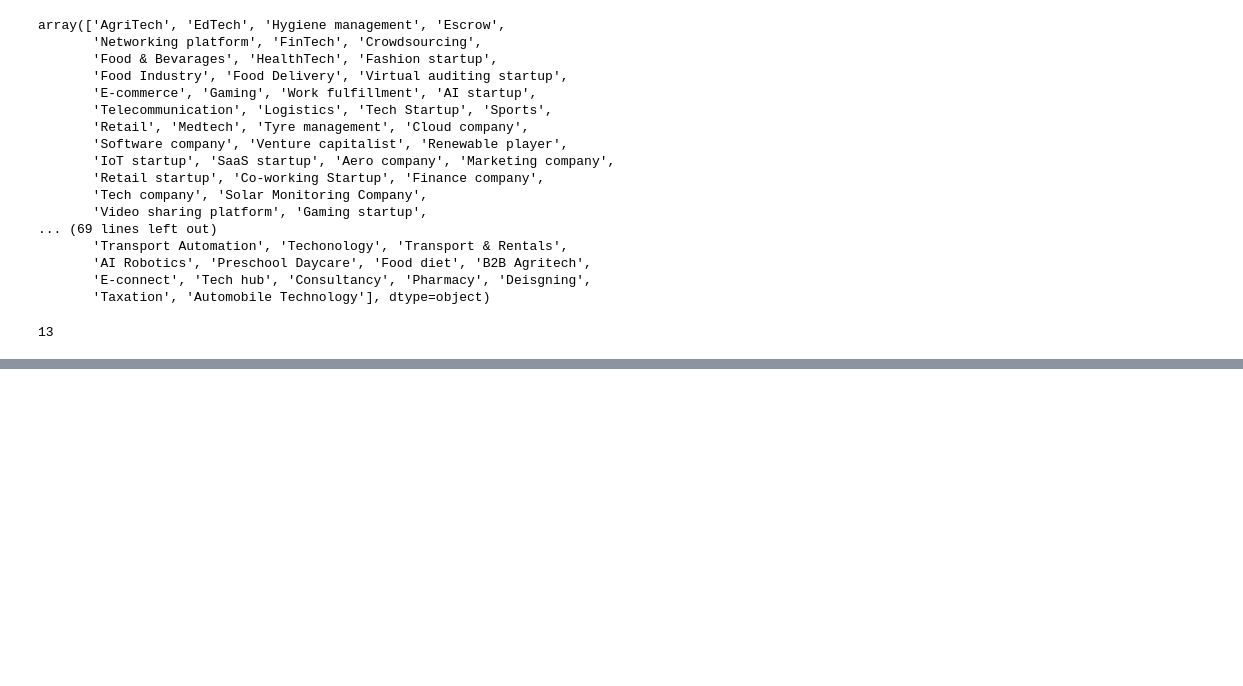
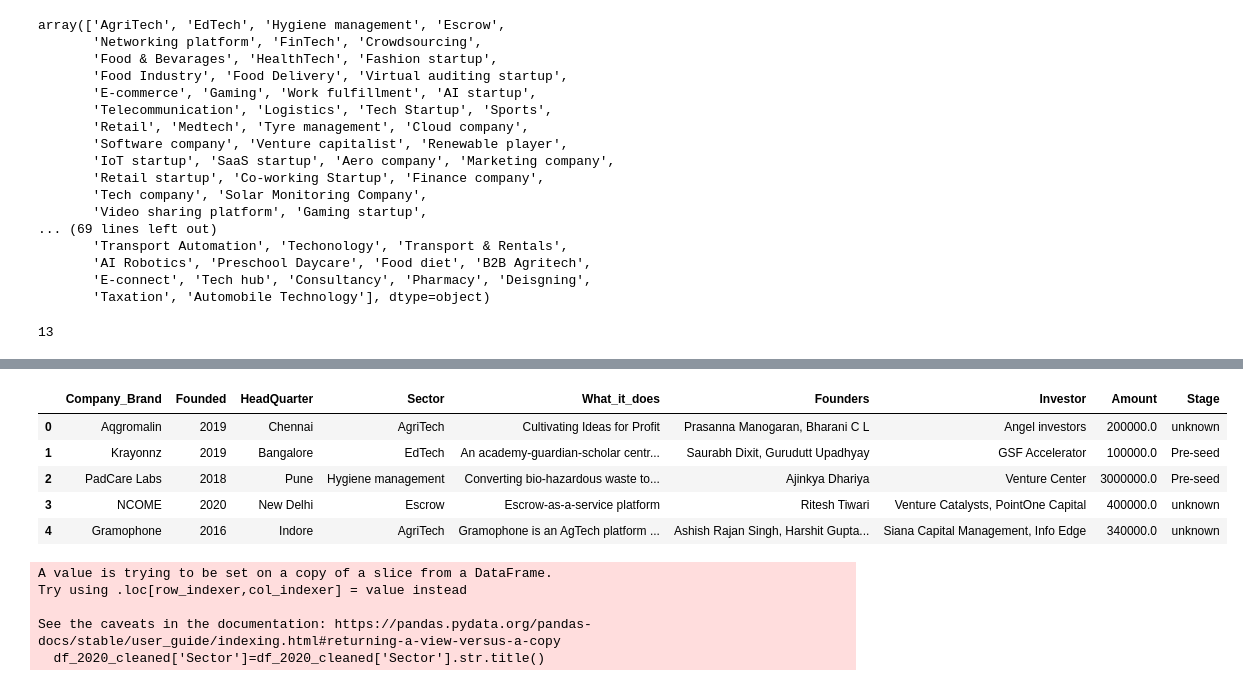
Before and after one commit to sethsot/Analysis-of-the-Indian-Startup-Ecosystem, a Jupyter notebook: Notebook/Data_Analysis.ipynb, the cells around one changed output, grey strips where cells are left out. Drawn from its saved outputs; the diff is of its cells as text; code cells hidden in the pictures; blank space fills up the shorter version.

```diff
--- a/Notebook/Data_Analysis.ipynb
+++ b/Notebook/Data_Analysis.ipynb
@@ -490,3 +490,6 @@ df_2020['Sector'].fillna(mode_Sector, inplace=True)
 df_2020['Sector'].isnull().sum()
 # %% [output]
 13
+# %%
+#Drop missing data
+df_2020_cleaned=df_2020.dropna()
@@ -492,0 +528,17 @@ df_2020['Sector'].isnull().sum()
+# %%
+df_2020_cleaned.head()
+# %% [output]
+|  | Company_Brand | Founded | HeadQuarter | Sector | What_it_does | Founders | Investor | Amount | Stage |
+| 0 | Aqgromalin | 2019 | Chennai | AgriTech | Cultivating Ideas for Profit | Prasanna Manogaran, Bharani C L | Angel investors | 200000.0 | unknown |
+| 1 | Krayonnz | 2019 | Bangalore | EdTech | An academy-guardian-scholar centr... | Saurabh Dixit, Gurudutt Upadhyay | GSF Accelerator | 100000.0 | Pre-seed |
+| 2 | PadCare Labs | 2018 | Pune | Hygiene management | Converting bio-hazardous waste to... | Ajinkya Dhariya | Venture Center | 3000000.0 | Pre-seed |
+| 3 | NCOME | 2020 | New Delhi | Escrow | Escrow-as-a-service platform | Ritesh Tiwari | Venture Catalysts, PointOne Capital | 400000.0 | unknown |
+| 4 | Gramophone | 2016 | Indore | AgriTech | Gramophone is an AgTech platform ... | Ashish Rajan Singh, Harshit Gupta... | Siana Capital Management, Info Edge | 340000.0 | unknown |
+# %%
+df_2020_cleaned['Sector']=df_2020_cleaned['Sector'].str.title()
+# %% [output]
+A value is trying to be set on a copy of a slice from a DataFrame.
+Try using .loc[row_indexer,col_indexer] = value instead
+
+See the caveats in the documentation: https://pandas.pydata.org/pandas-docs/stable/user_guide/indexing.html#returning-a-view-versus-a-copy
+  df_2020_cleaned['Sector']=df_2020_cleaned['Sector'].str.title()
```
Also changed, not shown: parts of 3 cells of this notebook.
